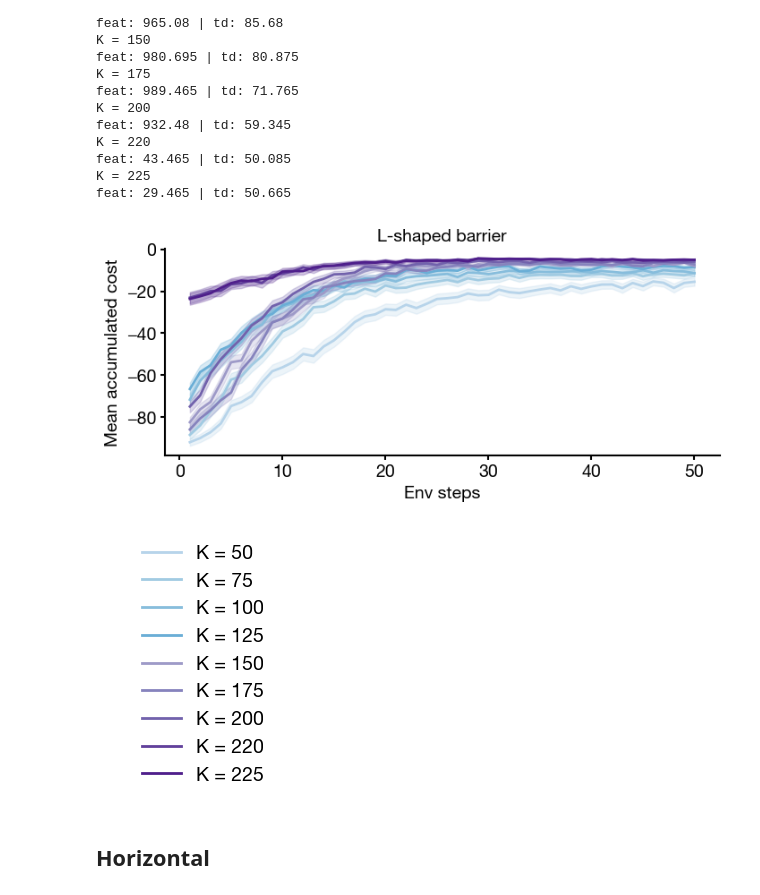
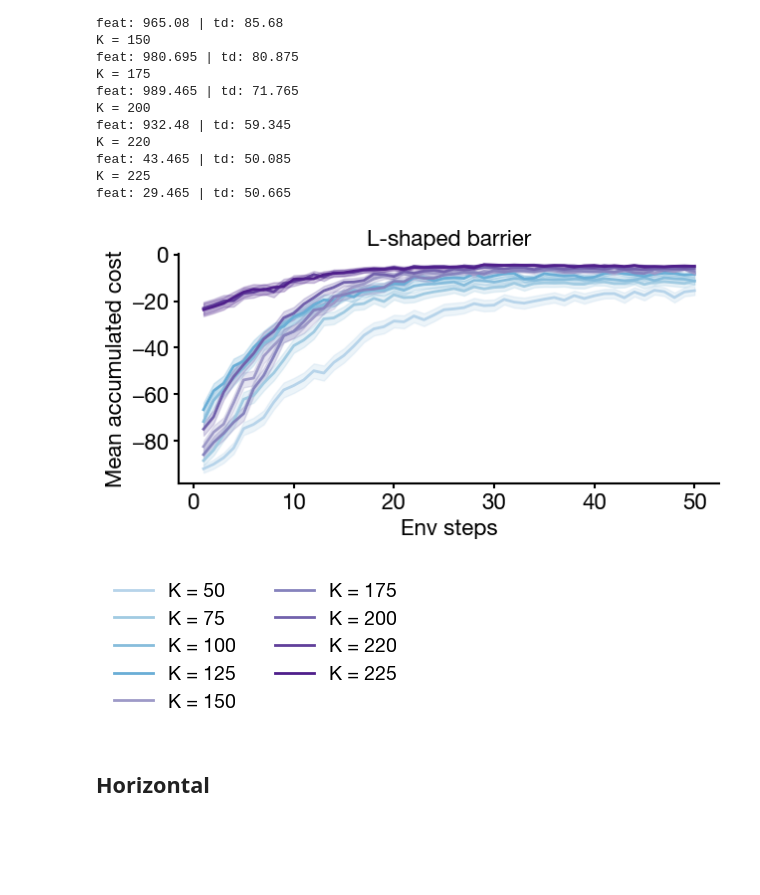
Before and after one commit to arminbazza/Default-Features, a Jupyter notebook: src/make_figs.ipynb, the cells around one changed output. Drawn from its saved outputs; the diff is of its cells as text; code cells hidden in the pictures; blank space fills up the shorter version.

```diff
--- a/src/make_figs.ipynb
+++ b/src/make_figs.ipynb
@@ -767,8 +778,8 @@ plt.show()
 # %%
-features = [7, 8]
-# save_dir = FIG_DIR / "wernle"
-save_dir = None
-vmin = 0.75
+features = [30, 62]
+save_dir = FIG_DIR / "wernle"
+# save_dir = None
+vmin = -0.3
 vmax = 1.0
 for k in features:
     fig, ax = plt.subplots(figsize=(3, 3))
@@ -864,15 +878,14 @@ plt.show()
 # %%
 data = np.load(DATA_DIR / "planning_open" / "angle_mc" / "learning_curves_lr0.01.npz")
 # %%
-# save_path = FIG_DIR / 'planning/plan_open_L_MC.png'
-save_path = None
+save_path = FIG_DIR / 'planning/plan_open_L_MC_NEW.png'
+# save_path = None
 
 steps = data["checkpoint_steps"] / 1000
-fig, ax = plt.subplots(figsize=(7, 3))
+fig, ax = plt.subplots(figsize=(6, 3))
 
 for key, label in MODELS.items():
     raw   = data[key].astype(float)
-    print(key, raw[-1].mean())
     costs = -0.1 * raw
     mean  = costs.mean(axis=1)
     sem   = costs.std(axis=1) / np.sqrt(raw.shape[1])
@@ -881,10 +894,10 @@ for key, label in MODELS.items():
     ax.fill_between(steps, mean - sem, mean + sem,
                     color=COLORS[key], alpha=0.25)
 
-ax.set_xlabel("Env steps", fontsize=14)
-ax.set_ylabel("Mean accumulated cost", fontsize=14)
-ax.set_title("L-shaped barrier", fontsize=14)
-ax.tick_params(labelsize=14)
+ax.set_xlabel("Env steps", fontsize=16)
+# ax.set_ylabel("Mean accumulated cost", fontsize=14)
+ax.set_title("L-shaped barrier", fontsize=16)
+ax.tick_params(labelsize=16)
 ax.spines[["top", "right"]].set_visible(False)
 
 plt.tight_layout()
@@ -951,53 +958,53 @@ feat: 43.465 | td: 50.085
 K = 225
 feat: 29.465 | td: 50.665
 # %%
-# save_path = FIG_DIR / 'planning/plan_open_L_K.png'
+# save_path = FIG_DIR / 'planning/plan_open_L_K_NEW.png'
 save_path = None
 
 steps = data["checkpoint_steps"] / 1000
-fig, ax = plt.subplots(figsize=(8, 3))
+fig, ax = plt.subplots(figsize=(7, 3))
 
 for i, k in enumerate(K):
     model_name = f"woodbury_td_K{k}"
     raw   = data[model_name].astype(float)
     costs = -0.1 * raw
     mean  = costs.mean(axis=1)
     sem   = costs.std(axis=1) / np.sqrt(raw.shape[1])
 
     label = f"K = {K[i]}"
     ax.plot(steps, mean, color=COLORS[i], lw=2, label=label)
     ax.fill_between(steps, mean - sem, mean + sem,
                     color=COLORS[i], alpha=0.25)
 
-ax.set_xlabel("Env steps", fontsize=14)
-ax.set_ylabel("Mean accumulated cost", fontsize=14)
-ax.set_title("L-shaped barrier", fontsize=14)
-ax.tick_params(labelsize=14)
+ax.set_xlabel("Env steps", fontsize=16)
+ax.set_ylabel("Mean accumulated cost", fontsize=16)
+ax.set_title("L-shaped barrier", fontsize=16)
+ax.tick_params(labelsize=16)
 ax.spines[["top", "right"]].set_visible(False)
 
 # plt.tight_layout()
 
 if save_path is not None:
     plt.savefig(save_path, bbox_inches='tight', dpi=300)
 
 plt.show()
 
 # --- standalone legend ---
 handles, labels = ax.get_legend_handles_labels()
 fig_leg, ax_leg = plt.subplots(figsize=(2.5, 1.4))
-ax_leg.legend(handles, labels, loc="center", framealpha=0.0, fontsize=14)
+ax_leg.legend(handles, labels, loc="center", framealpha=0.0, fontsize=14, ncol=2)
 ax_leg.axis("off")
-# plt.tight_layout()
 
-# save_path = FIG_DIR / 'legend_K.png'
-save_path = None
+
+save_path = FIG_DIR / 'legend_K.png'
+# save_path = None
 if save_path is not None:
     plt.savefig(save_path, bbox_inches='tight', dpi=300)
 
 plt.show()
 # %% [output]
-[figure, old version]
+[figure, new version]
-[figure, old version]
+[figure, new version]
 # %% [markdown]
 ## Horizontal
 # %%
```
Also changed, not shown: parts of 11 cells of this notebook.
